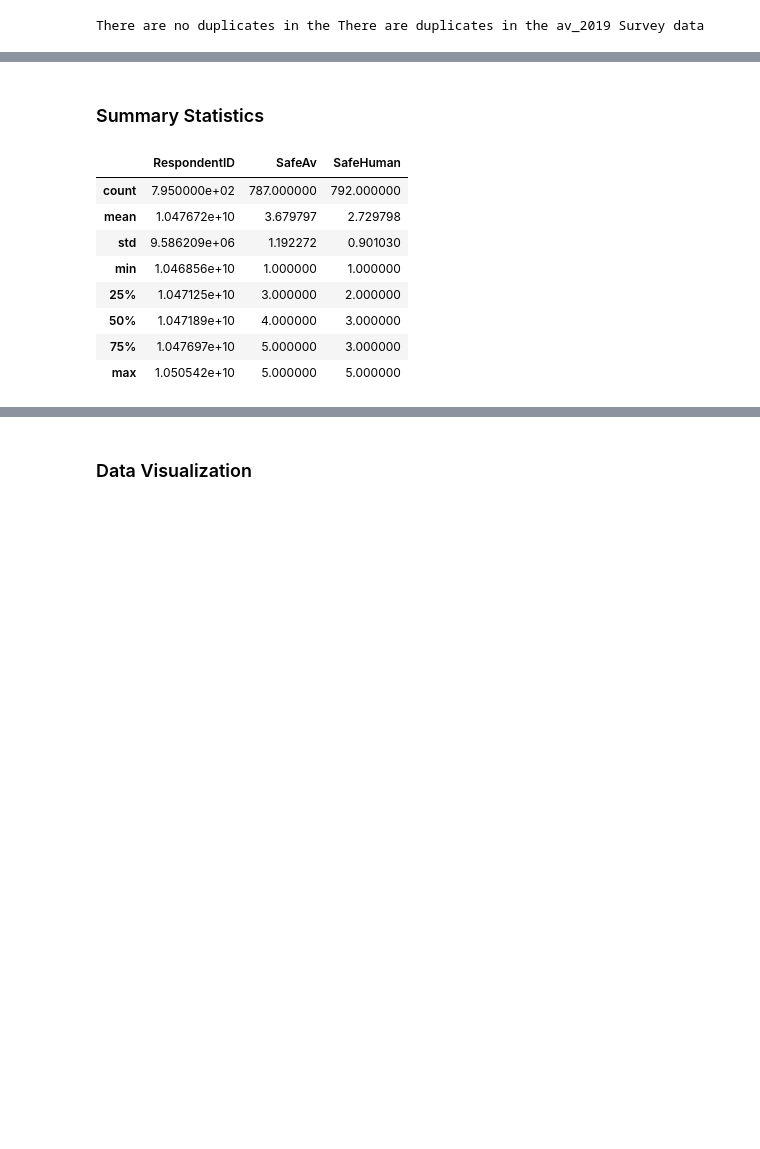
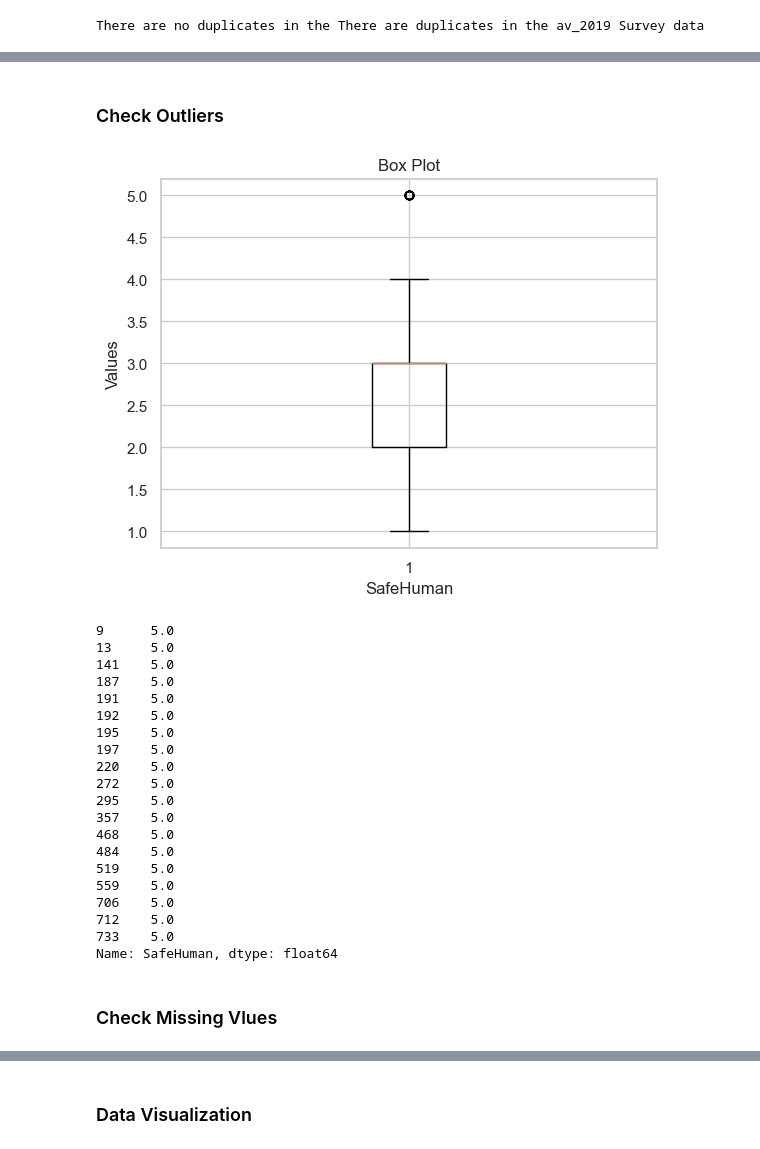
Before and after one commit to CMU-SoftwareDesignforDS-Team/AutoVehicles, a Jupyter notebook: Code/Data_Acquisition_and_Understanding/AvSurvey2019_EDA.ipynb, the cells around one changed output, grey strips where cells are left out. Drawn from its saved outputs; the diff is of its cells as text; code cells hidden in the pictures; blank space fills up the shorter version.

```diff
--- a/Code/Data_Acquisition_and_Understanding/AvSurvey2019_EDA.ipynb
+++ b/Code/Data_Acquisition_and_Understanding/AvSurvey2019_EDA.ipynb
@@ -85,14 +107,55 @@ dtype: int64
-# %% [markdown]
-### Summary Statistics
-# %%
-av_2019Survey.describe()
-# %% [output]
-|  | RespondentID | SafeAv | SafeHuman |
-| count | 7.950000e+02 | 787.000000 | 792.000000 |
-| mean | 1.047672e+10 | 3.679797 | 2.729798 |
-| std | 9.586209e+06 | 1.192272 | 0.901030 |
-| min | 1.046856e+10 | 1.000000 | 1.000000 |
-| 25% | 1.047125e+10 | 3.000000 | 2.000000 |
-| 50% | 1.047189e+10 | 4.000000 | 3.000000 |
-| 75% | 1.047697e+10 | 5.000000 | 3.000000 |
-| max | 1.050542e+10 | 5.000000 | 5.000000 |
+# %% [markdown]
+### Check Outliers
+# %%
+
+safe_human_column = av_2019Survey['SafeHuman']
+
+# Create a box plot
+plt.boxplot(safe_human_column)
+
+# Add labels and title
+plt.xlabel('SafeHuman')
+plt.ylabel('Values')
+plt.title('Box Plot')
+
+# Show the plot
+plt.show()
+
+# Calculate the IQR
+Q1 = safe_human_column.quantile(0.25)
+Q3 = safe_human_column.quantile(0.75)
+IQR = Q3 - Q1
+
+# Define the lower and upper bounds for outliers
+lower_bound = Q1 - 1.5 * IQR
+upper_bound = Q3 + 1.5 * IQR
+
+# Find the outliers
+outliers = safe_human_column[(safe_human_column < lower_bound) | (safe_human_column > upper_bound)]
+
+# Print the outliers
+print(outliers)
+# %% [output]
+[figure, added]
+9      5.0
+13     5.0
+141    5.0
+187    5.0
+191    5.0
+192    5.0
+195    5.0
+197    5.0
+220    5.0
+272    5.0
+295    5.0
+357    5.0
+468    5.0
+484    5.0
+519    5.0
+559    5.0
+706    5.0
+712    5.0
+733    5.0
+Name: SafeHuman, dtype: float64
+# %% [markdown]
+### Check Missing Vlues
```
Also changed, not shown: parts of 17 cells of this notebook.
